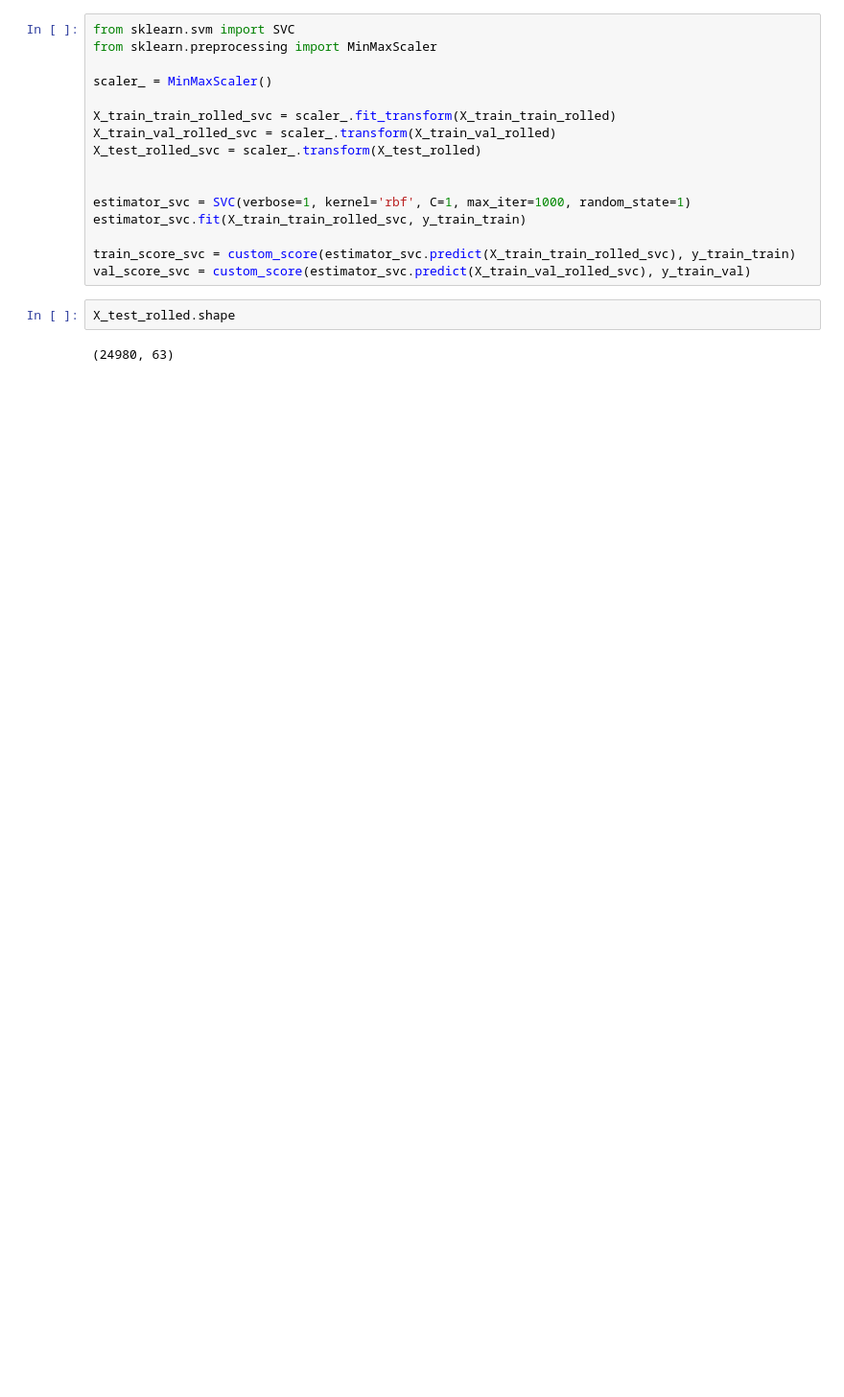
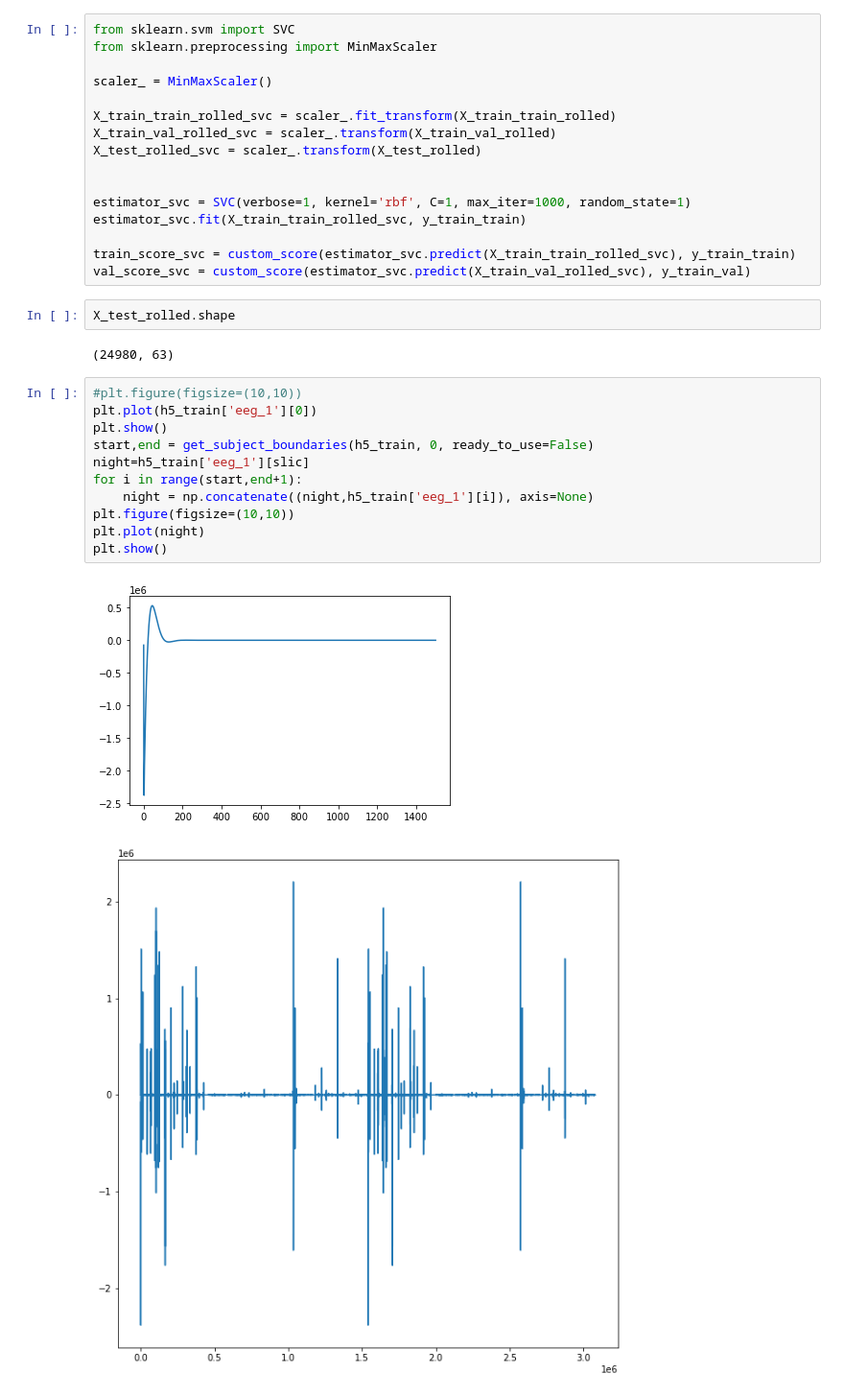
Before and after one commit to Mrml91/CS_ML_project, a Jupyter notebook: last_chance.ipynb, the cells around one changed output. Shown at 96% size. Drawn from its saved outputs; the diff is of its cells as text; blank space fills up the shorter version.

```diff
--- a/last_chance.ipynb
+++ b/last_chance.ipynb
@@ -321,3 +363,17 @@ val_score_svc = custom_score(estimator_svc.predict(X_train_val_rolled_svc), y_tr
 X_test_rolled.shape
 # %% [output]
 (24980, 63)
+# %%
+#plt.figure(figsize=(10,10))
+plt.plot(h5_train['eeg_1'][0])
+plt.show()
+start,end = get_subject_boundaries(h5_train, 0, ready_to_use=False)
+night=h5_train['eeg_1'][slic]
+for i in range(start,end+1):
+    night = np.concatenate((night,h5_train['eeg_1'][i]), axis=None)
+plt.figure(figsize=(10,10))
+plt.plot(night)
+plt.show()
+# %% [output]
+[figure, added]
+[figure, added]
```
Also changed, not shown: parts of 13 cells of this notebook, 2 other files.
